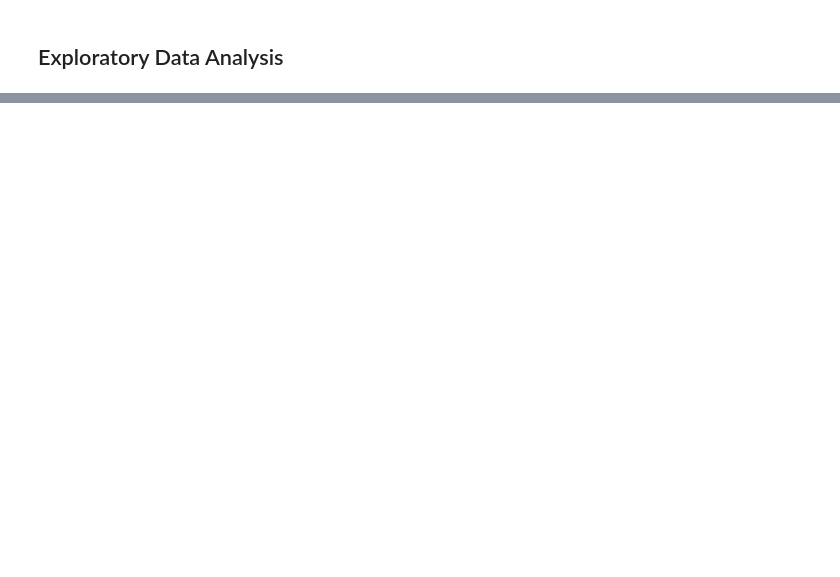
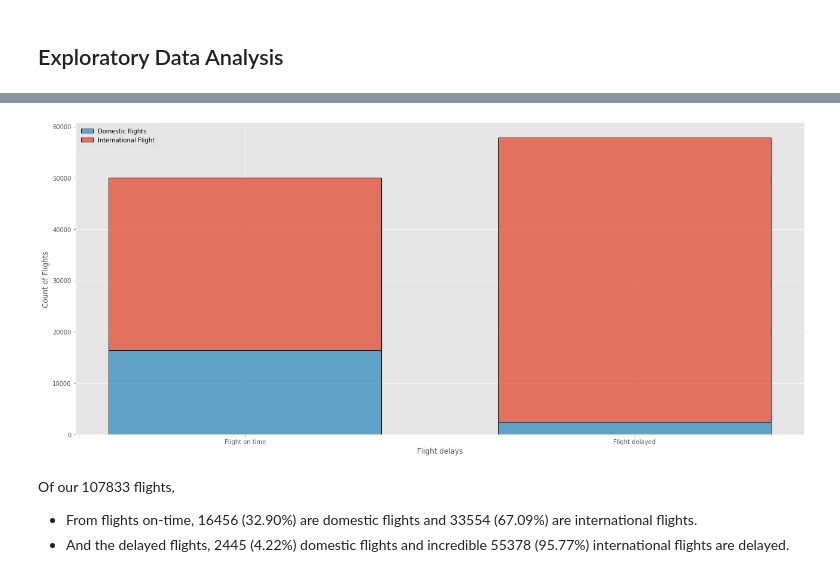
Before and after one commit to MalinSoetbeer/flight_delayed_challenge, a Jupyter notebook: flight_delayed_evo.ipynb, the cells around one changed output, grey strips where cells are left out. Saved outputs shown, nothing was run; the diff lists cells and outputs as text; code cells hidden in the pictures; blank space fills up the shorter version.

```diff
--- a/flight_delayed_evo.ipynb
+++ b/flight_delayed_evo.ipynb
@@ -251,0 +353,23 @@ airports
+# %%
+# count plot on two categorical variable
+
+fig, ax = plt.subplots(figsize=(18,8))
+ax = sns.histplot(x="delay_or_onTime", hue="domestic", data=train_airport_df, stat="count", multiple="stack"
+             ,shrink = 0.7, ax=ax,edgecolor="black",
+             linewidth=1)
+ax.set_ylabel('Count of Flights')
+ax.set_xlabel('Flight delays')
+ax.set_xticklabels(["Flight on time","Flight delayed"])
+ax.legend(["Domestic flights","International Flight"]);
+
+
+
+plt.tight_layout()
+# %% [output]
+[figure, added]
+# %% [markdown]
+Of our 107833 flights,
+
+
+* From flights on-time, 16456 (32.90%) are domestic flights and 33554 (67.09%) are international flights.
+* And the delayed flights, 2445 (4.22%) domestic flights and incredible 55378 (95.77%) international flights are delayed.
```
Also changed, not shown: parts of 50 cells of this notebook, 2 other files.
